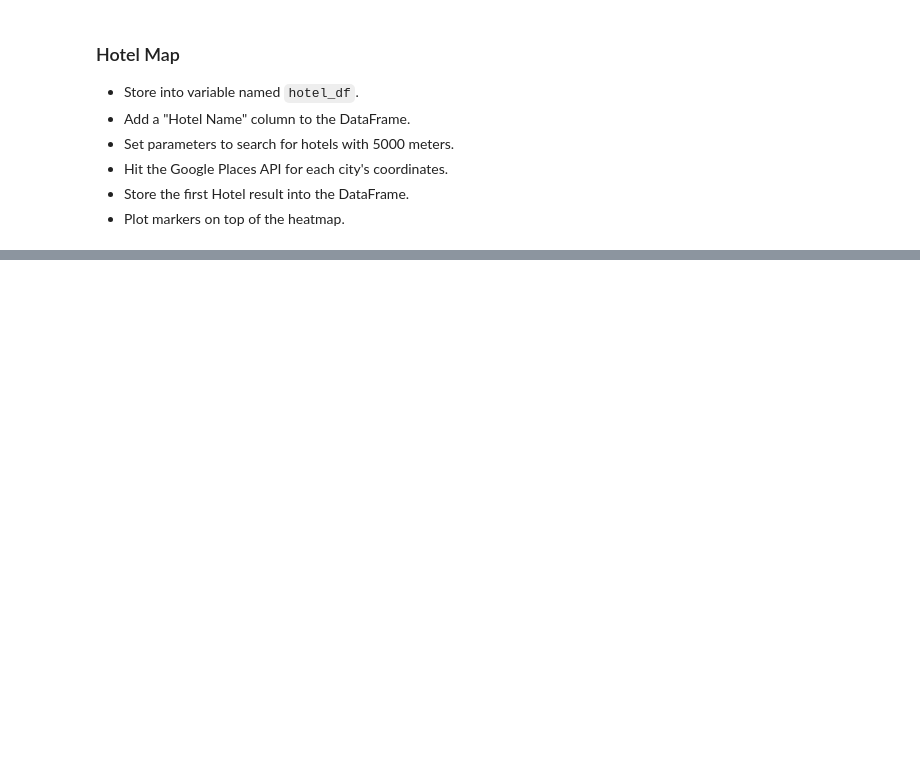
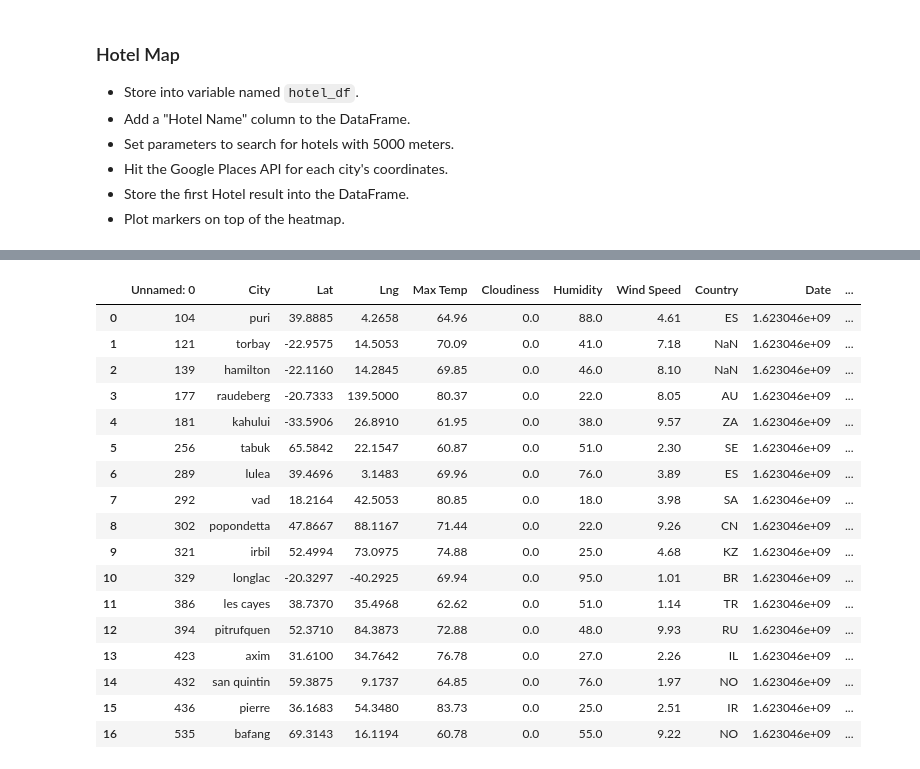
Before and after one commit to Posh007/python-api-challenge, a Jupyter notebook: Vacation.Py/VacationPy.ipynb, the cells around one changed output, grey strips where cells are left out. Cells and saved outputs as stored; diff of their text form; code cells hidden in the pictures; blank space fills up the shorter version.

```diff
--- a/Vacation.Py/VacationPy.ipynb
+++ b/Vacation.Py/VacationPy.ipynb
@@ -164,0 +175,48 @@ hotel_df
+# %%
+#Set parameters to search for hotels with 5000 meters
+
+# Set parameters to search for hotels with 5000 meters
+params = {
+    "radius": 50000,
+    "types": "lodging",
+    "keyword": "hotel",
+    "api_key": g_key
+}
+# %%
+hotel_df = ideal_city.reset_index(drop=True)
+hotel_df["Hotel Name"] = ""
+#Hit the Google Places API for each city's coordinates.
+# use iterrows to iterate through pandas dataframe
+for index, row in hotel_df.iterrows():
+
+    # get hotel type from df
+    lodging_type = row['Lat'], row['Lng']
+
+    # add keyword to params dict
+
+    params = {"location": coordinates, "radius": 5000, "type": 'lodging', "keyword":"hotel", "api_key": g_key}
+
+    # assemble url and make API request
+    print(f"Retrieving Results for Index {index}: {lodging_type}.")
+    response = requests.get(base_url, params=params).json()
+
+    # extract results
+    results = response['results']
+
+    # make request and print url
+    hotel_name = requests.get(base_url, params=params)
+
+    # convert to json
+    hotel_name = hotel_name.json()
+
+    results = response['results']
+
+    try:
+        print(f"Closest {lodging_type} hotel is {results[0]['name']}.")
+        hotel_df.loc[index, 'Hotel Name'] = results[0]['Hotel Name']
+
+
+    except (KeyError, IndexError):
+        print("Missing field/result... skipping.")
+hotel_df
+# %% [output]
@@ -164,0 +240,18 @@ hotel_df
+|  | Unnamed: 0 | City | Lat | Lng | Max Temp | Cloudiness | Humidity | Wind Speed | Country | Date | ... |
+| 0 | 104 | puri | 39.8885 | 4.2658 | 64.96 | 0.0 | 88.0 | 4.61 | ES | 1.623046e+09 | ... |
+| 1 | 121 | torbay | -22.9575 | 14.5053 | 70.09 | 0.0 | 41.0 | 7.18 | NaN | 1.623046e+09 | ... |
+| 2 | 139 | hamilton | -22.1160 | 14.2845 | 69.85 | 0.0 | 46.0 | 8.10 | NaN | 1.623046e+09 | ... |
+| 3 | 177 | raudeberg | -20.7333 | 139.5000 | 80.37 | 0.0 | 22.0 | 8.05 | AU | 1.623046e+09 | ... |
+| 4 | 181 | kahului | -33.5906 | 26.8910 | 61.95 | 0.0 | 38.0 | 9.57 | ZA | 1.623046e+09 | ... |
+| 5 | 256 | tabuk | 65.5842 | 22.1547 | 60.87 | 0.0 | 51.0 | 2.30 | SE | 1.623046e+09 | ... |
+| 6 | 289 | lulea | 39.4696 | 3.1483 | 69.96 | 0.0 | 76.0 | 3.89 | ES | 1.623046e+09 | ... |
+| 7 | 292 | vad | 18.2164 | 42.5053 | 80.85 | 0.0 | 18.0 | 3.98 | SA | 1.623046e+09 | ... |
+| 8 | 302 | popondetta | 47.8667 | 88.1167 | 71.44 | 0.0 | 22.0 | 9.26 | CN | 1.623046e+09 | ... |
+| 9 | 321 | irbil | 52.4994 | 73.0975 | 74.88 | 0.0 | 25.0 | 4.68 | KZ | 1.623046e+09 | ... |
+| 10 | 329 | longlac | -20.3297 | -40.2925 | 69.94 | 0.0 | 95.0 | 1.01 | BR | 1.623046e+09 | ... |
+| 11 | 386 | les cayes | 38.7370 | 35.4968 | 62.62 | 0.0 | 51.0 | 1.14 | TR | 1.623046e+09 | ... |
+| 12 | 394 | pitrufquen | 52.3710 | 84.3873 | 72.88 | 0.0 | 48.0 | 9.93 | RU | 1.623046e+09 | ... |
+| 13 | 423 | axim | 31.6100 | 34.7642 | 76.78 | 0.0 | 27.0 | 2.26 | IL | 1.623046e+09 | ... |
+| 14 | 432 | san quintin | 59.3875 | 9.1737 | 64.85 | 0.0 | 76.0 | 1.97 | NO | 1.623046e+09 | ... |
+| 15 | 436 | pierre | 36.1683 | 54.3480 | 83.73 | 0.0 | 25.0 | 2.51 | IR | 1.623046e+09 | ... |
+| 16 | 535 | bafang | 69.3143 | 16.1194 | 60.78 | 0.0 | 55.0 | 9.22 | NO | 1.623046e+09 | ... |
```
Also changed, not shown: parts of 27 cells of this notebook, 14 other files.
